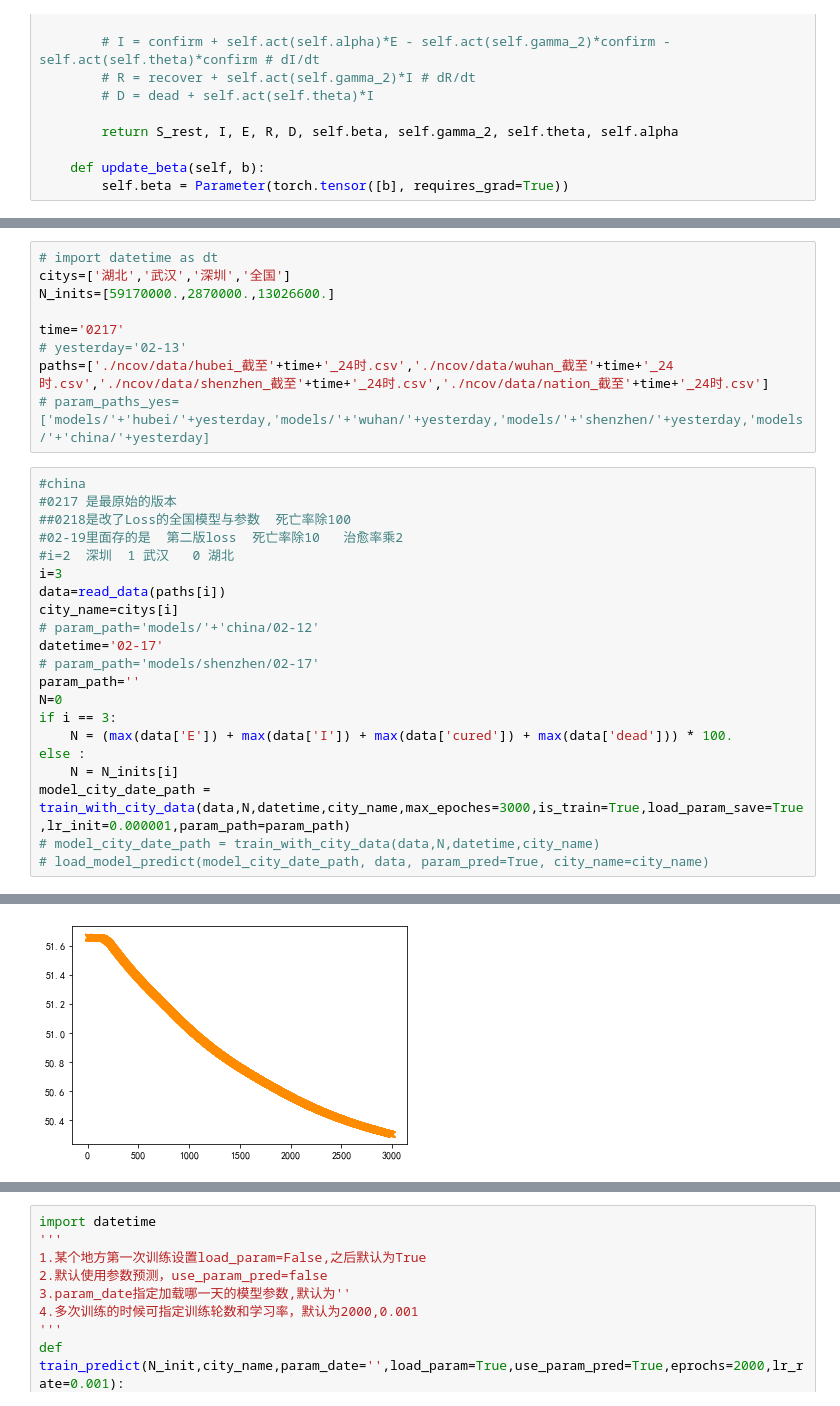
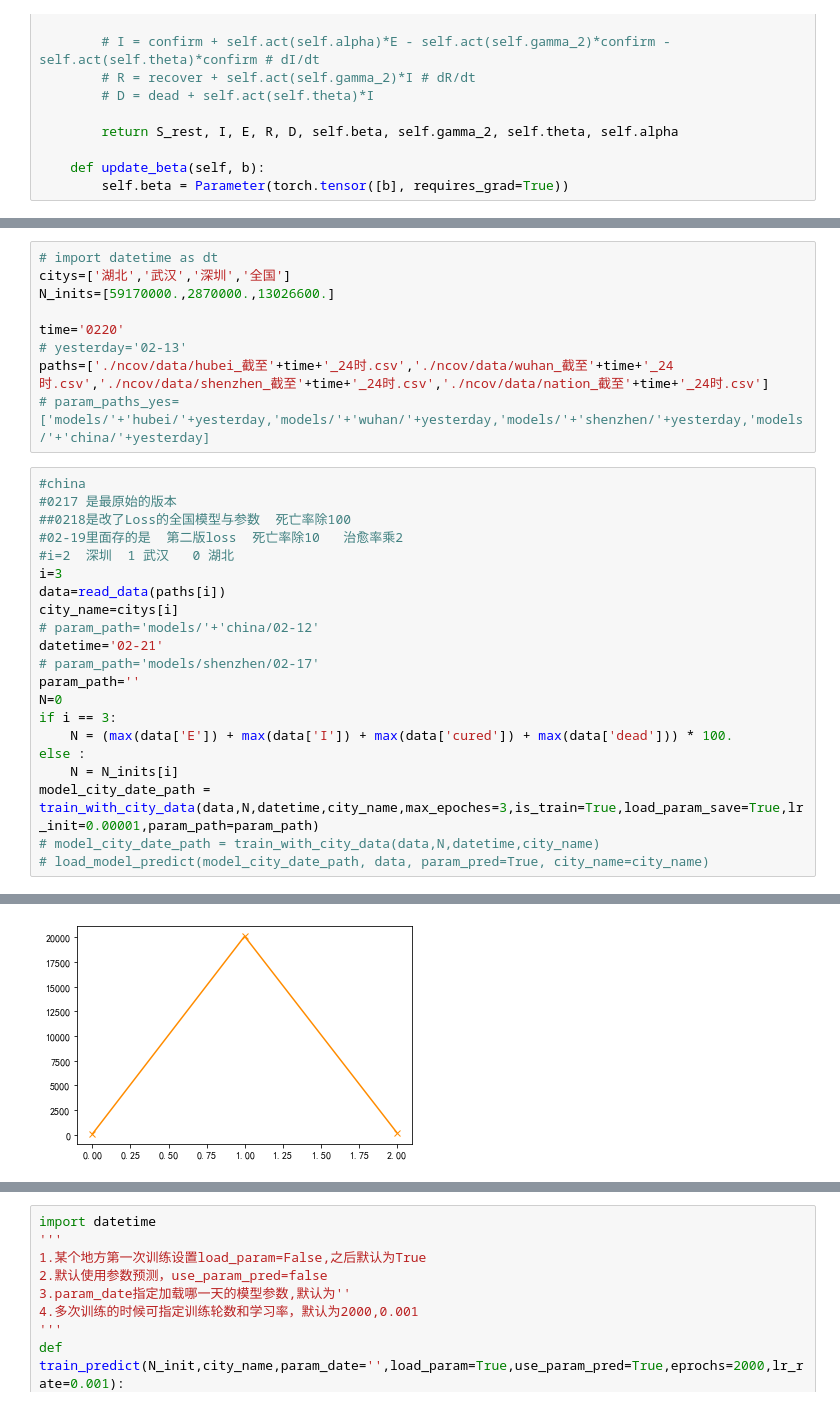
Before and after one commit to Cookiefan/2019n-cov, a Jupyter notebook: model_arima0215.ipynb, the cells around one changed output, grey strips where cells are left out. Drawn from its saved outputs; the diff is of its cells as text.

```diff
--- a/model_arima0215.ipynb
+++ b/model_arima0215.ipynb
@@ -656,7 +683,7 @@ def train_with_city_data(data, N, date, cityname='深圳', lr_init=0.01, max_epo
 citys=['湖北','武汉','深圳','全国']
 N_inits=[59170000.,2870000.,13026600.]
 
-time='0217'
+time='0220'
 # yesterday='02-13'
 paths=['./ncov/data/hubei_截至'+time+'_24时.csv','./ncov/data/wuhan_截至'+time+'_24时.csv','./ncov/data/shenzhen_截至'+time+'_24时.csv','./ncov/data/nation_截至'+time+'_24时.csv']
 # param_paths_yes=['models/'+'hubei/'+yesterday,'models/'+'wuhan/'+yesterday,'models/'+'shenzhen/'+yesterday,'models/'+'china/'+yesterday]
@@ -670,7 +697,7 @@ i=3
 data=read_data(paths[i])
 city_name=citys[i]
 # param_path='models/'+'china/02-12'
-datetime='02-17'
+datetime='02-21'
 # param_path='models/shenzhen/02-17'
 param_path=''
 N=0
@@ -678,7 +705,7 @@ if i == 3:
     N = (max(data['E']) + max(data['I']) + max(data['cured']) + max(data['dead'])) * 100.
 else :
     N = N_inits[i]
-model_city_date_path = train_with_city_data(data,N,datetime,city_name,max_epoches=3000,is_train=True,load_param_save=True,lr_init=0.000001,param_path=param_path)
+model_city_date_path = train_with_city_data(data,N,datetime,city_name,max_epoches=3,is_train=True,load_param_save=True,lr_init=0.00001,param_path=param_path)
 # model_city_date_path = train_with_city_data(data,N,datetime,city_name)
 # load_model_predict(model_city_date_path, data, param_pred=True, city_name=city_name)
 # %% [output]
@@ -702,2 +724,2 @@ Loss_min: tensor(50.3016, grad_fn=<DivBackward0>)
-[figure, old version]
+[figure, new version]
 # %%
```
Also changed, not shown: parts of 9 cells of this notebook, 23 other files.
